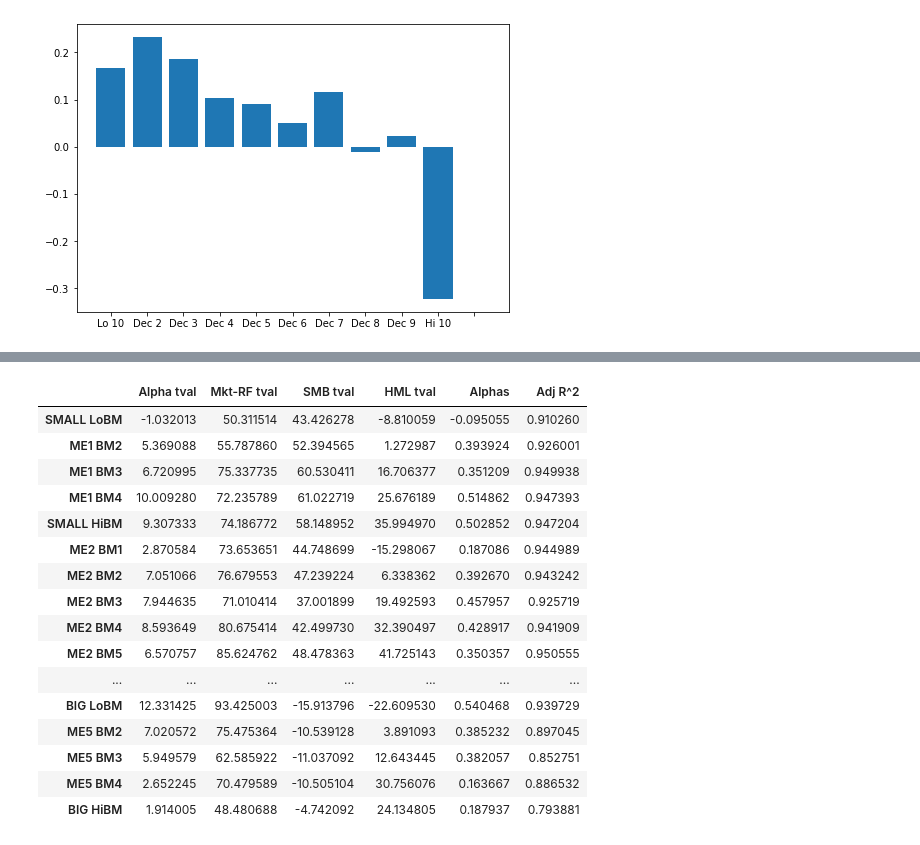
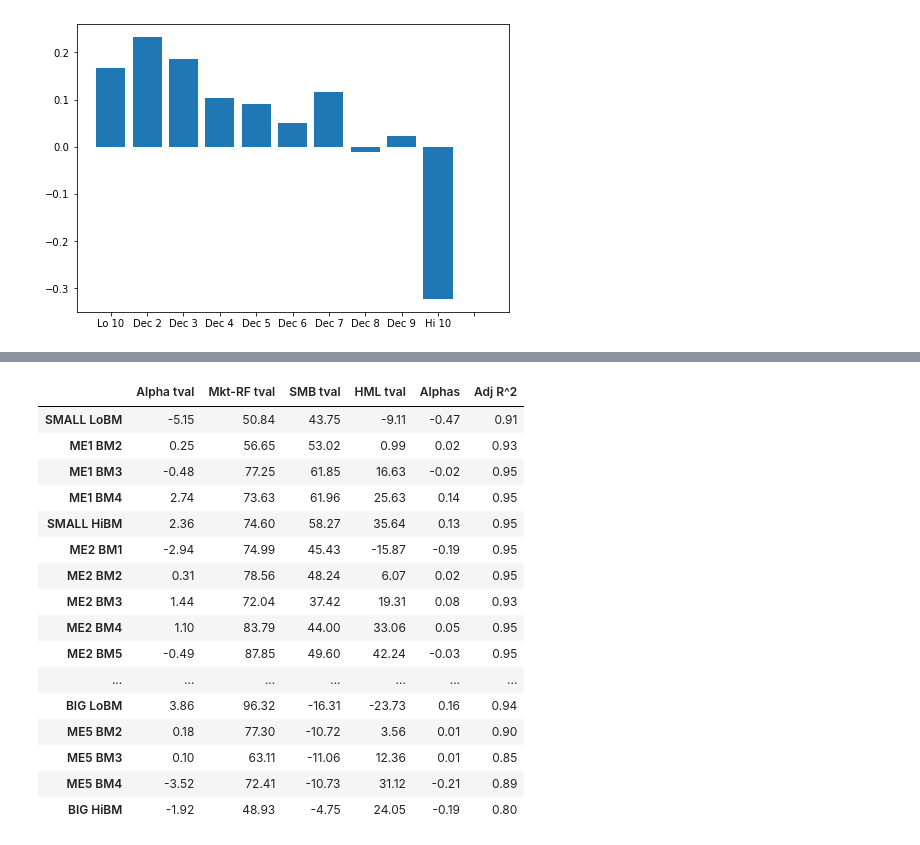
Before and after one commit to GeorgeHockey/asset-pricing, a Jupyter notebook: asset_pricing3.ipynb, the cells around one changed output, grey strips where cells are left out. Drawn from its saved outputs; the diff is of its cells as text; code cells hidden in the pictures.

```diff
--- a/asset_pricing3.ipynb
+++ b/asset_pricing3.ipynb
@@ -28,4 +28,5 @@ rm = rm["1963-07-01":"2020-06-01"]
 rf = rf["1963-07-01":"2020-06-01"]
 factors = factors["1963-07-01":"2020-06-01"]
 ex_data = data.subtract(rf,axis=0)
+portfolio_25_excess = portfolio_25.sub(rf,axis=0)
 factors = factors.drop("RF",axis=1)
@@ -87,0 +105,17 @@ def calc_GRS(alpha_vector, factor_dataframe, asset_returns):
+# %%
+# 3 d
+
+inv_alphas = []
+inv_tvalues = []
+inv_adj_rsq = []
+
+for column in portfolio_25_excess:
+    x = sm.add_constant(factors_inv)
+    y = portfolio_25_excess[column]
+    res = sm.OLS(y,x,cov_type="HC0").fit()
+    inv_alphas.append(res.params[0])
+    inv_tvalues =  res.params / x.std()
+    inv_tvalues.append(res.tvalues)
+    inv_adj_rsq.append(res.rsquared_adj)
+
+res.summary()
@@ -88,13 +145,13 @@ def calc_GRS(alpha_vector, factor_dataframe, asset_returns):
 # %%
-# 3 d
+# 3 d investment farma french model
 
 inv_alphas = []
 inv_tvalues = []
 inv_adj_rsq = []
 
-for column in portfolio_25:
+for column in portfolio_25_excess:
     x = sm.add_constant(factors_inv)
-    y = portfolio_25[column]
+    y = portfolio_25_excess[column]
     res = sm.OLS(y,x,cov_type="HC0").fit()
     inv_alphas.append(res.params[0])
     inv_tvalues.append(res.tvalues)
@@ -111,6 +168,6 @@ ff_investment_table["Alphas"] = inv_alphas
 ff_investment_table["Adjusted R^2"] = inv_adj_rsq
 ff_investment_table.columns = ["Alpha tval", "Mkt-RF tval","SMB tval","HML tval", "INV tval","Alphas","Adj R^2"]
 ff_investment_table.index = portfolio_25.columns
-ff_investment_table
+ff_investment_table.round(2)
 # %% [output]
 |  | Alpha tval | Mkt-RF tval | SMB tval | HML tval | INV tval | Alphas | Adj R^2 |
@@ -133,45 +208,45 @@ ff_investment_table
 # %%
 ff_alphas = []
 ff_tvalues = []
 ff_adj_rsq = []
 
-for column in portfolio_25:
+for column in portfolio_25_excess:
     x = sm.add_constant(factors)
-    y = portfolio_25[column]
+    y = portfolio_25_excess[column]
     res = sm.OLS(y,x,cov_type="HC0").fit()
     ff_alphas.append(res.params[0])
     ff_tvalues.append(res.tvalues)
     ff_adj_rsq.append(res.rsquared_adj)
 
 grs_b = ff_alphas
 ff_table = pd.DataFrame(ff_tvalues)
 ff_alphas = pd.DataFrame(ff_alphas)
 ff_alphas.columns = ["alphas"]
 ff_adj_rsq = pd.DataFrame(ff_adj_rsq)
 ff_adj_rsq.columns = ["Adjusted R Squared"]
 ff_table["Alphas"] = ff_alphas
 ff_table["Adjusted R^2"] = ff_adj_rsq
 ff_table.columns = ["Alpha tval", "Mkt-RF tval","SMB tval","HML tval","Alphas","Adj R^2"]
 ff_table.index = portfolio_25.columns
-ff_table
+ff_table.round(2)
 # %% [output]
 |  | Alpha tval | Mkt-RF tval | SMB tval | HML tval | Alphas | Adj R^2 |
-| SMALL LoBM | -1.032013 | 50.311514 | 43.426278 | -8.810059 | -0.095055 | 0.910260 |
-| ME1 BM2 | 5.369088 | 55.787860 | 52.394565 | 1.272987 | 0.393924 | 0.926001 |
-| ME1 BM3 | 6.720995 | 75.337735 | 60.530411 | 16.706377 | 0.351209 | 0.949938 |
-| ME1 BM4 | 10.009280 | 72.235789 | 61.022719 | 25.676189 | 0.514862 | 0.947393 |
-| SMALL HiBM | 9.307333 | 74.186772 | 58.148952 | 35.994970 | 0.502852 | 0.947204 |
-| ME2 BM1 | 2.870584 | 73.653651 | 44.748699 | -15.298067 | 0.187086 | 0.944989 |
-| ME2 BM2 | 7.051066 | 76.679553 | 47.239224 | 6.338362 | 0.392670 | 0.943242 |
-| ME2 BM3 | 7.944635 | 71.010414 | 37.001899 | 19.492593 | 0.457957 | 0.925719 |
-| ME2 BM4 | 8.593649 | 80.675414 | 42.499730 | 32.390497 | 0.428917 | 0.941909 |
-| ME2 BM5 | 6.570757 | 85.624762 | 48.478363 | 41.725143 | 0.350357 | 0.950555 |
+| SMALL LoBM | -5.15 | 50.84 | 43.75 | -9.11 | -0.47 | 0.91 |
+| ME1 BM2 | 0.25 | 56.65 | 53.02 | 0.99 | 0.02 | 0.93 |
+| ME1 BM3 | -0.48 | 77.25 | 61.85 | 16.63 | -0.02 | 0.95 |
+| ME1 BM4 | 2.74 | 73.63 | 61.96 | 25.63 | 0.14 | 0.95 |
+| SMALL HiBM | 2.36 | 74.60 | 58.27 | 35.64 | 0.13 | 0.95 |
+| ME2 BM1 | -2.94 | 74.99 | 45.43 | -15.87 | -0.19 | 0.95 |
+| ME2 BM2 | 0.31 | 78.56 | 48.24 | 6.07 | 0.02 | 0.95 |
+| ME2 BM3 | 1.44 | 72.04 | 37.42 | 19.31 | 0.08 | 0.93 |
+| ME2 BM4 | 1.10 | 83.79 | 44.00 | 33.06 | 0.05 | 0.95 |
+| ME2 BM5 | -0.49 | 87.85 | 49.60 | 42.24 | -0.03 | 0.95 |
 | ... | ... | ... | ... | ... | ... | ... |
-| BIG LoBM | 12.331425 | 93.425003 | -15.913796 | -22.609530 | 0.540468 | 0.939729 |
-| ME5 BM2 | 7.020572 | 75.475364 | -10.539128 | 3.891093 | 0.385232 | 0.897045 |
-| ME5 BM3 | 5.949579 | 62.585922 | -11.037092 | 12.643445 | 0.382057 | 0.852751 |
-| ME5 BM4 | 2.652245 | 70.479589 | -10.505104 | 30.756076 | 0.163667 | 0.886532 |
-| BIG HiBM | 1.914005 | 48.480688 | -4.742092 | 24.134805 | 0.187937 | 0.793881 |
+| BIG LoBM | 3.86 | 96.32 | -16.31 | -23.73 | 0.16 | 0.94 |
+| ME5 BM2 | 0.18 | 77.30 | -10.72 | 3.56 | 0.01 | 0.90 |
+| ME5 BM3 | 0.10 | 63.11 | -11.06 | 12.36 | 0.01 | 0.85 |
+| ME5 BM4 | -3.52 | 72.41 | -10.73 | 31.12 | -0.21 | 0.89 |
+| BIG HiBM | -1.92 | 48.93 | -4.75 | 24.05 | -0.19 | 0.80 |
 # %%
 # GRS and p values for ff and investment
 inv_GRS, inv_p = calc_GRS(grs_a,factors_inv,portfolio_25)
```
Also changed, not shown: parts of 8 cells of this notebook, 3 other files.
